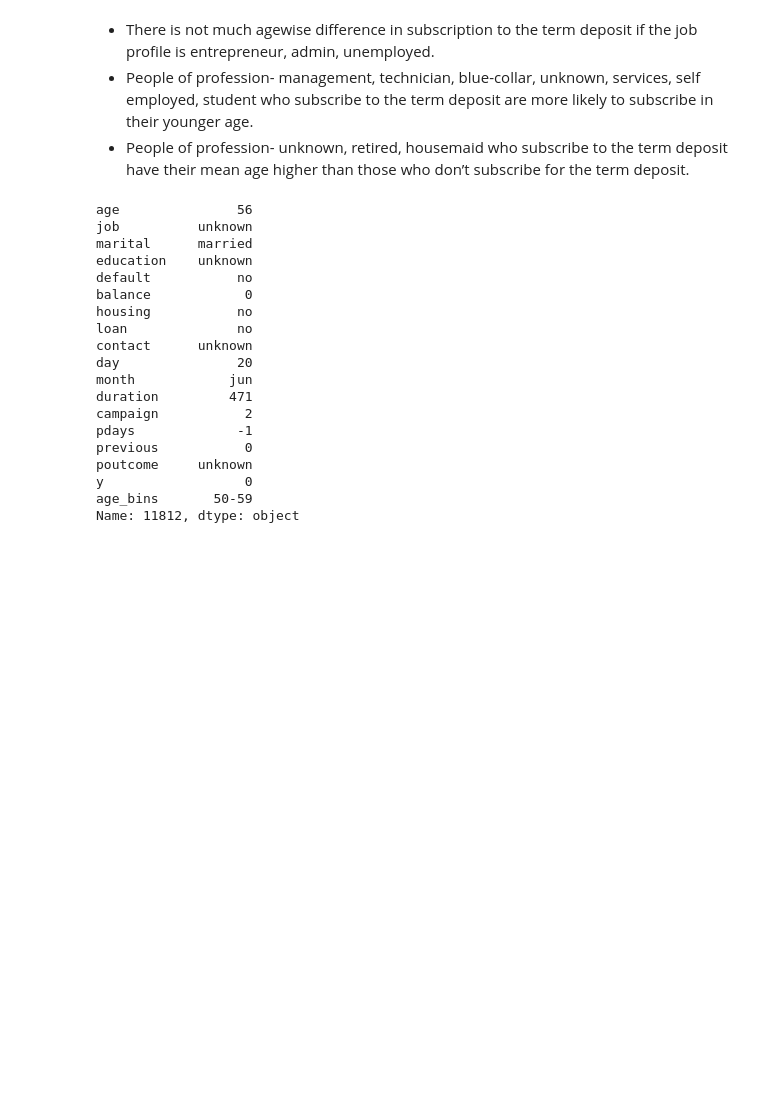
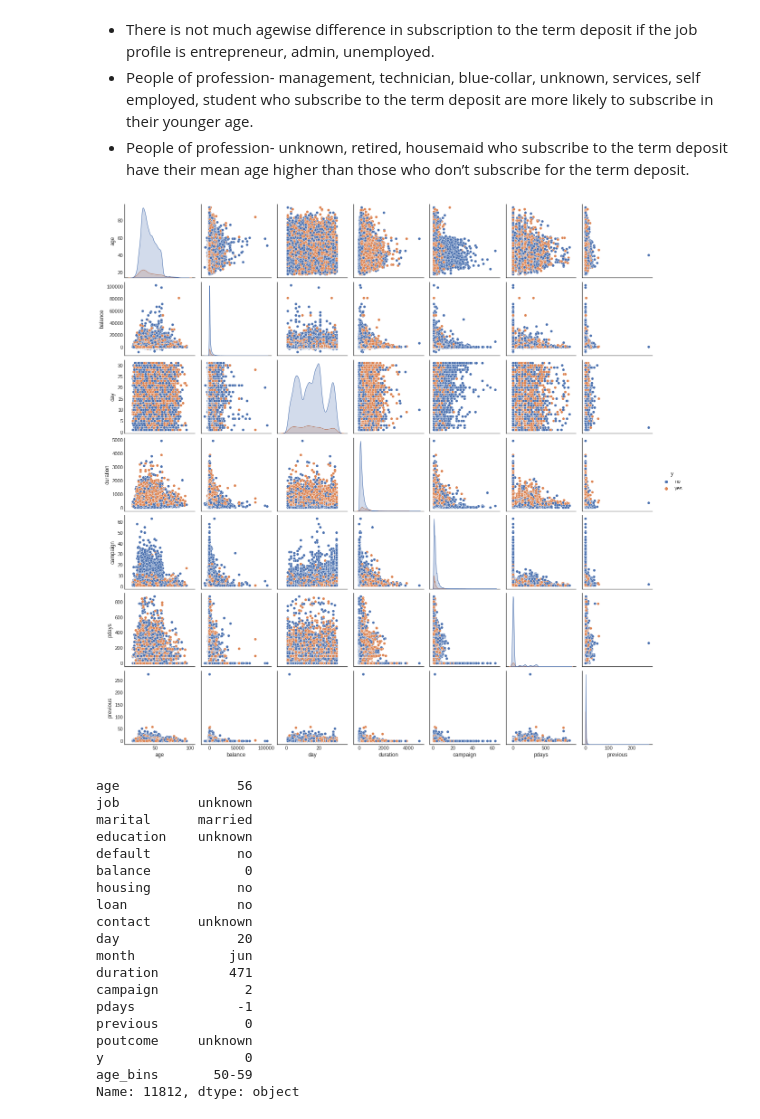
Before and after one commit to itishajain15/Bank_Marketing_Campaing_Prediction, a Jupyter notebook: Bank_Marketing_Prediction.ipynb, the cells around one changed output. Cells and saved outputs as stored; diff of their text form; code cells hidden in the pictures; blank space fills up the shorter version.

```diff
--- a/Bank_Marketing_Prediction.ipynb
+++ b/Bank_Marketing_Prediction.ipynb
@@ -378,3 +376,8 @@ sns.kdeplot(data=df1, x="age", hue="y", multiple="stack")
+# %%
+sns.pairplot(df, hue ='y')
+plt.show()
+# %% [output]
+[figure, added]
 # %%
 df1.loc[11812]
 # %% [output]
```
Also changed, not shown: parts of 14 cells of this notebook.
